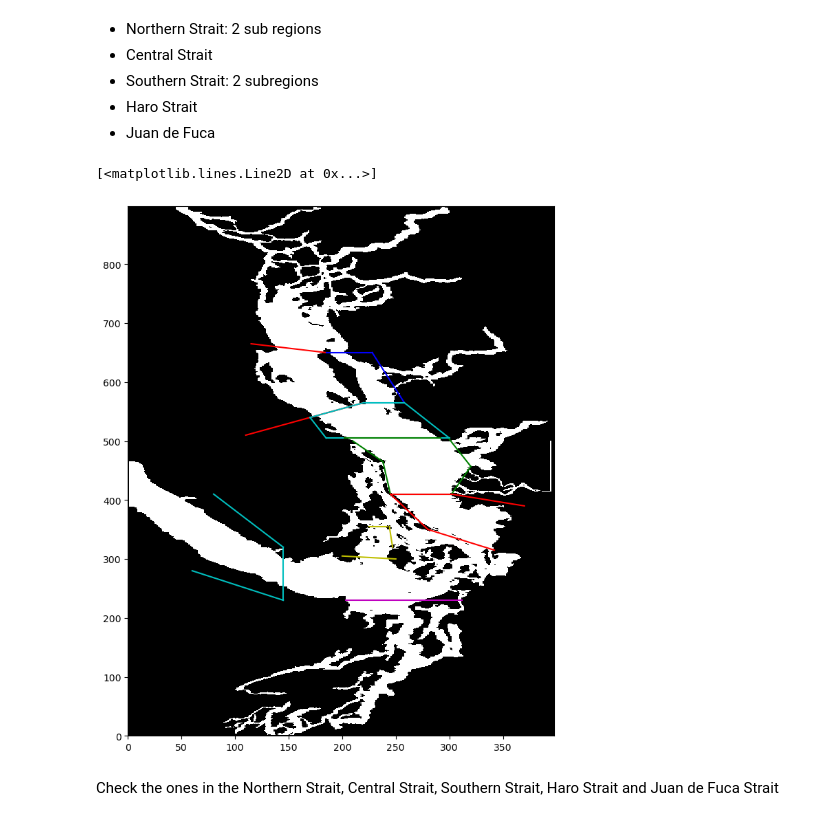
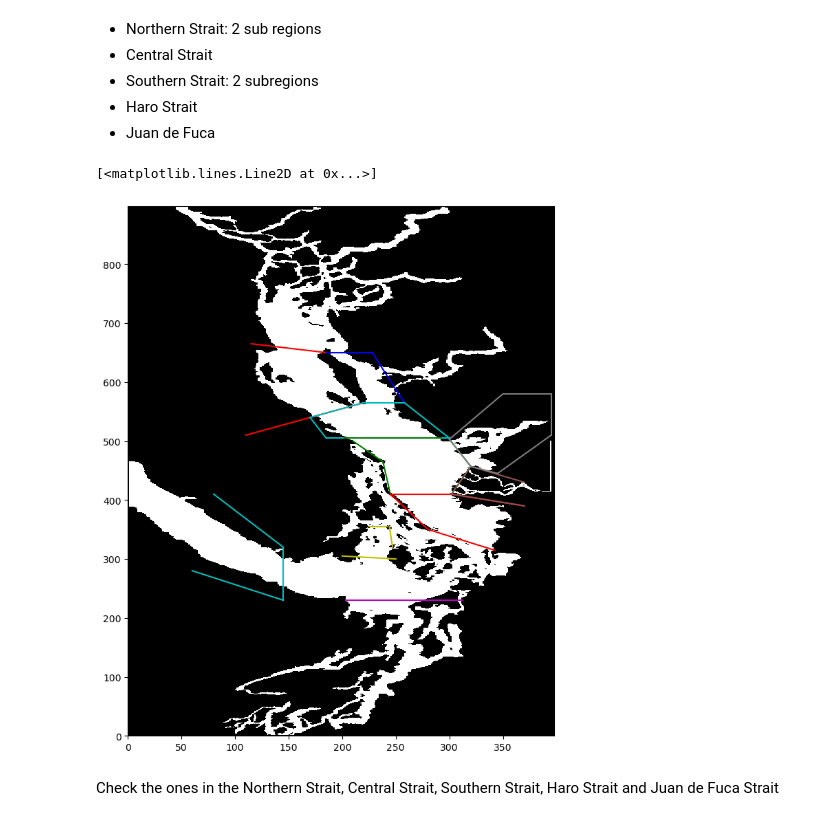
Before and after one commit to SalishSeaCast/analysis-vicente, a Jupyter notebook: Ocean_Parcels/drafts/PBDE_runs/test_params/Regions_analysis.ipynb, the cells around one changed output. Drawn from its saved outputs; the diff is of its cells as text; code cells hidden in the pictures.

```diff
--- a/Ocean_Parcels/drafts/PBDE_runs/test_params/Regions_analysis.ipynb
+++ b/Ocean_Parcels/drafts/PBDE_runs/test_params/Regions_analysis.ipynb
@@ -92,6 +92,19 @@ Px1, Py1 = [203,312], [230,230]
 Hx1_1, Hy1_1 = [200, 250],[305,300]
 Hx1_2, Hy1_2 = [225, 242],[355,355]
 Hx1_3, Hy1_3 = [244, 247],[355,320]
+#
+# Fraser River
+Fx1_1, Fy1_1 = [320,302], [457,410]
+Fx1_2, Fy1_2 = [302,370], [410,390]
+Fx1_3, Fy1_3 = [320,370], [457,430]
+#
+# Howe Sound
+HWx1_1, HWy1_1 = [300,320], [503,457]
+HWx1_2, HWy1_2 = [300,350], [503,580]
+HWx1_3, HWy1_3 = [350,395], [580,580]
+HWx1_4, HWy1_4 = [395,395], [580,510]
+HWx1_5, HWy1_5 = [395,345], [510,445]
+HWx1_6, HWy1_6 = [345,320], [445,457]
 # %%
 fig, ax = plt.subplots(figsize = (8,10))
 ax.pcolormesh(mask['tmask'][0][0], cmap = 'grey')
@@ -104,34 +117,45 @@ ax.plot(Nx2_3, Ny2_3, 'b')
 ##########################
 ax.plot(Cx1_1, Cy1_1, 'c')
 ax.plot(Cx1_2, Cy1_2, 'c')
 ax.plot(Cx1_3, Cy1_3, 'c')
 ax.plot(Cx1_4, Cy1_4, 'c')
 ax.plot(Cx1_5, Cy1_5, 'c')
 ##########################
 ax.plot(Sx1_1, Sy1_1, 'g')
 ax.plot(Sx1_2, Sy1_2, 'g')
 ax.plot(Sx1_3, Sy1_3, 'g')
 ax.plot(Sx1_4, Sy1_4, 'g')
 ax.plot(Sx1_5, Sy1_5, 'g')
 ax.plot(Sx1_6, Sy1_6, 'g')
 ##########################
 ax.plot(Sx2_1, Sy2_1, 'r')
 ax.plot(Sx2_2, Sy2_2, 'r')
 ax.plot(Sx2_3, Sy2_3, 'r')
 ax.plot(Sx2_4, Sy2_4, 'r')
 ##########################
 ax.plot(Jx1_1, Jy1_1, 'c')
 ax.plot(Jx1_2, Jy1_2, 'c')
 ax.plot(Jx1_3, Jy1_3, 'c')
 ##########################
 ax.plot(Px1, Py1, 'm')
 ##########################
 ax.plot(Hx1_1, Hy1_1, 'y')
 ax.plot(Hx1_2, Hy1_2, 'y')
 ax.plot(Hx1_3, Hy1_3, 'y')
+##########################
+ax.plot(Fx1_1, Fy1_1, 'tab:brown')
+ax.plot(Fx1_2, Fy1_2, 'tab:brown')
+ax.plot(Fx1_3, Fy1_3, 'tab:brown')
+##########################
+ax.plot(HWx1_1, HWy1_1, 'tab:gray')
+ax.plot(HWx1_2, HWy1_2, 'tab:gray')
+ax.plot(HWx1_3, HWy1_3, 'tab:gray')
+ax.plot(HWx1_4, HWy1_4, 'tab:gray')
+ax.plot(HWx1_5, HWy1_5, 'tab:gray')
+ax.plot(HWx1_6, HWy1_6, 'tab:gray')
 # %% [output]
 [<matplotlib.lines.Line2D at 0x...>]
-[figure, old version]
+[figure, new version]
 # %% [markdown]
 Check the ones in the Northern Strait, Central Strait, Southern Strait, Haro Strait and Juan de Fuca Strait
 # %% [markdown]
```
Also changed, not shown: parts of 25 cells of this notebook, 12 other files.
